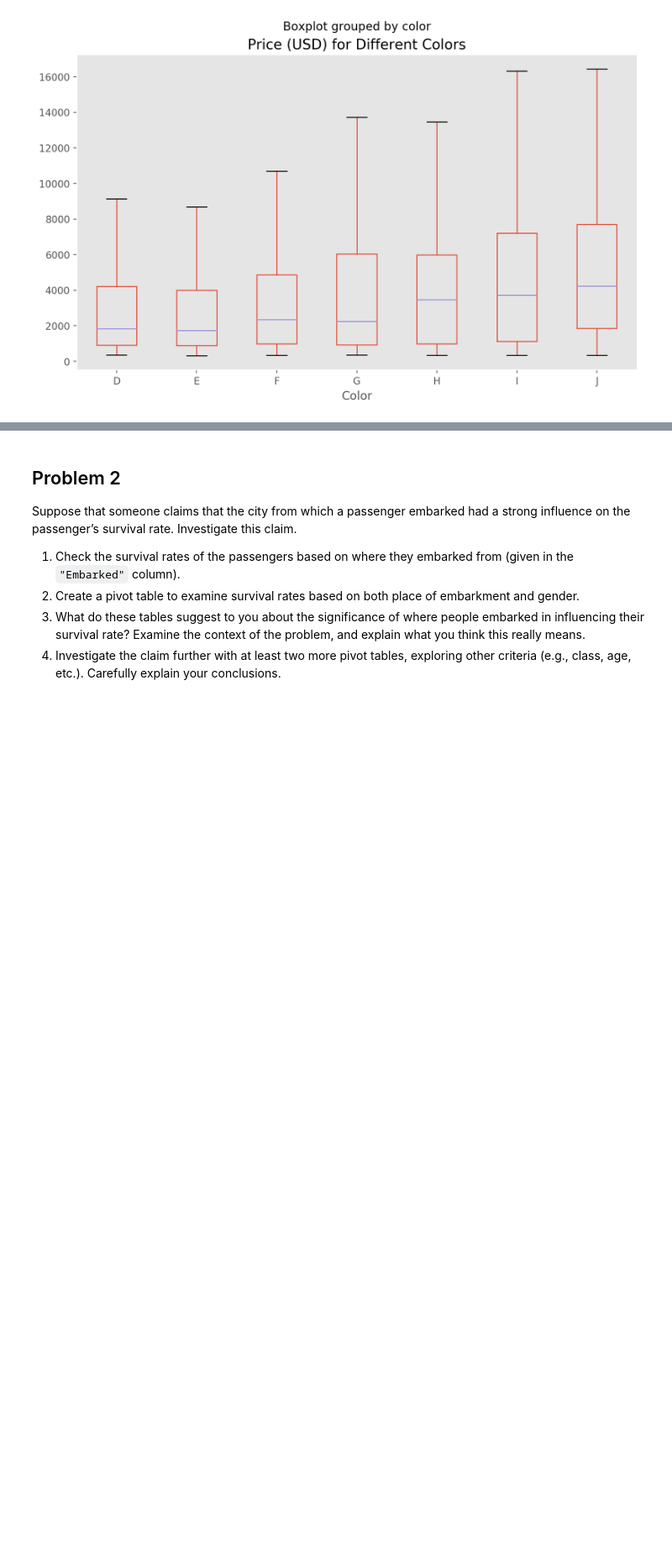
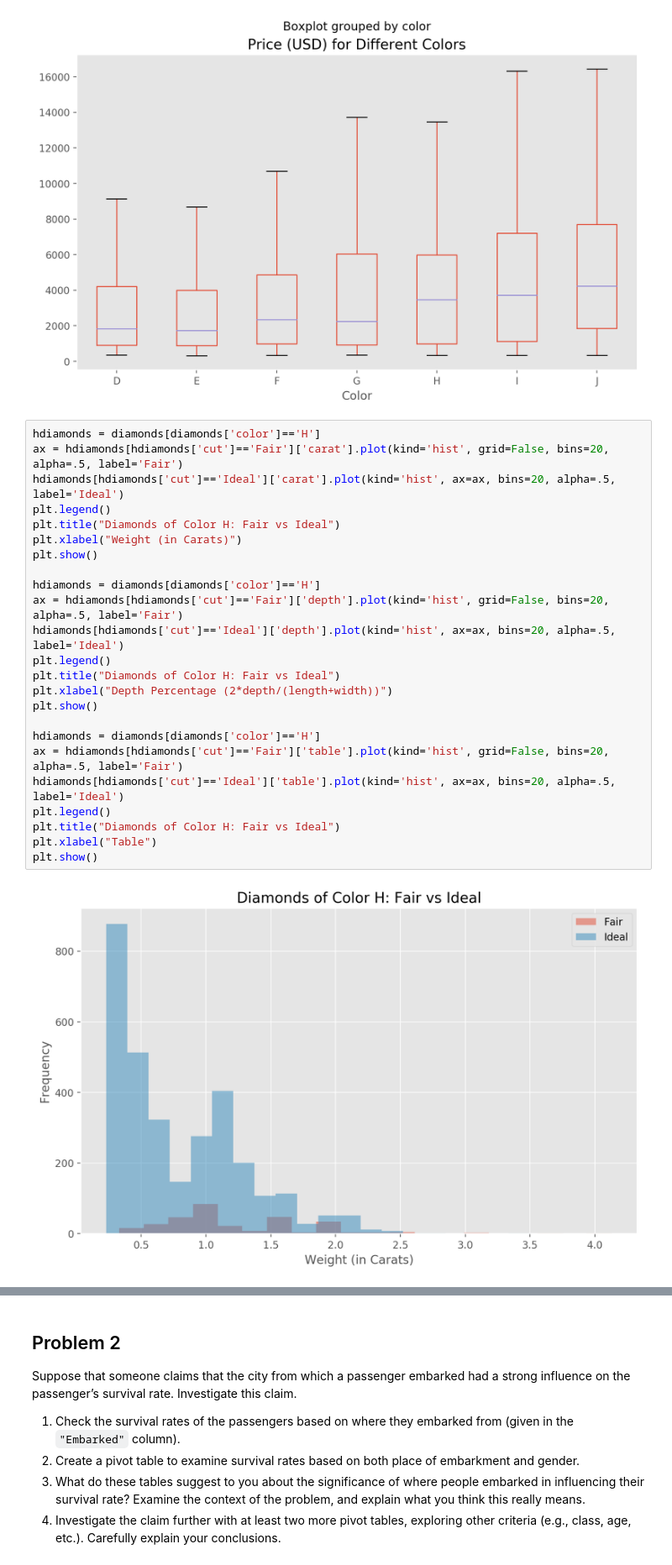
Before and after one commit to mattschaelling/acme_vol3, a Jupyter notebook: Pandas3/pandas3.ipynb, the cells around one changed output, grey strips where cells are left out. Shown at 84% size. Drawn from its saved outputs; the diff is of its cells as text; blank space fills up the shorter version.

```diff
--- a/Pandas3/pandas3.ipynb
+++ b/Pandas3/pandas3.ipynb
@@ -143,3 +92,29 @@ plt.show()
 # %% [output]
 [figure]
 [figure]
+# %%
+hdiamonds = diamonds[diamonds['color']=='H']
+ax = hdiamonds[hdiamonds['cut']=='Fair']['carat'].plot(kind='hist', grid=False, bins=20, alpha=.5, label='Fair')
+hdiamonds[hdiamonds['cut']=='Ideal']['carat'].plot(kind='hist', ax=ax, bins=20, alpha=.5, label='Ideal')
+plt.legend()
+plt.title("Diamonds of Color H: Fair vs Ideal")
+plt.xlabel("Weight (in Carats)")
+plt.show()
+
+hdiamonds = diamonds[diamonds['color']=='H']
+ax = hdiamonds[hdiamonds['cut']=='Fair']['depth'].plot(kind='hist', grid=False, bins=20, alpha=.5, label='Fair')
+hdiamonds[hdiamonds['cut']=='Ideal']['depth'].plot(kind='hist', ax=ax, bins=20, alpha=.5, label='Ideal')
+plt.legend()
+plt.title("Diamonds of Color H: Fair vs Ideal")
+plt.xlabel("Depth Percentage (2*depth/(length+width))")
+plt.show()
+
+hdiamonds = diamonds[diamonds['color']=='H']
+ax = hdiamonds[hdiamonds['cut']=='Fair']['table'].plot(kind='hist', grid=False, bins=20, alpha=.5, label='Fair')
+hdiamonds[hdiamonds['cut']=='Ideal']['table'].plot(kind='hist', ax=ax, bins=20, alpha=.5, label='Ideal')
+plt.legend()
+plt.title("Diamonds of Color H: Fair vs Ideal")
+plt.xlabel("Table")
+plt.show()
+# %% [output]
+[figure, added]
```
Also changed, not shown: parts of 5 cells of this notebook.
